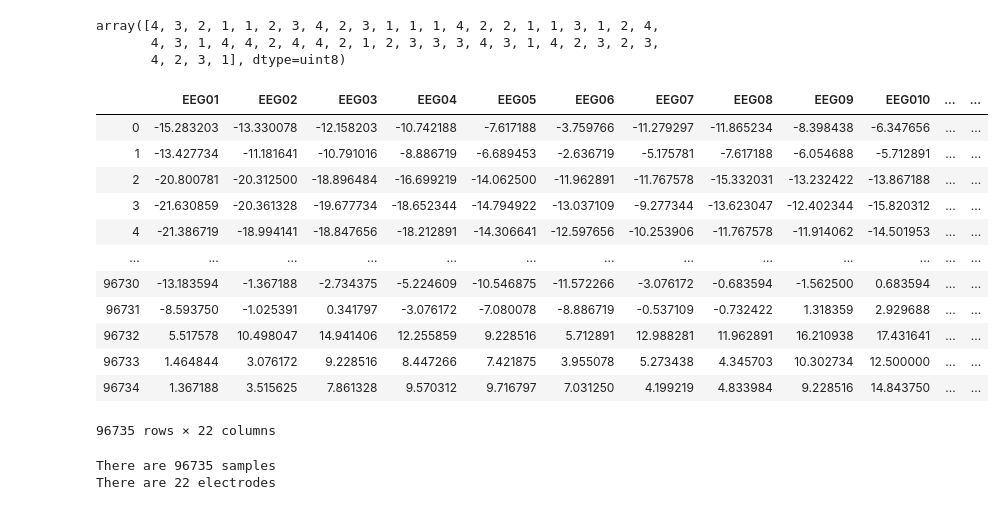
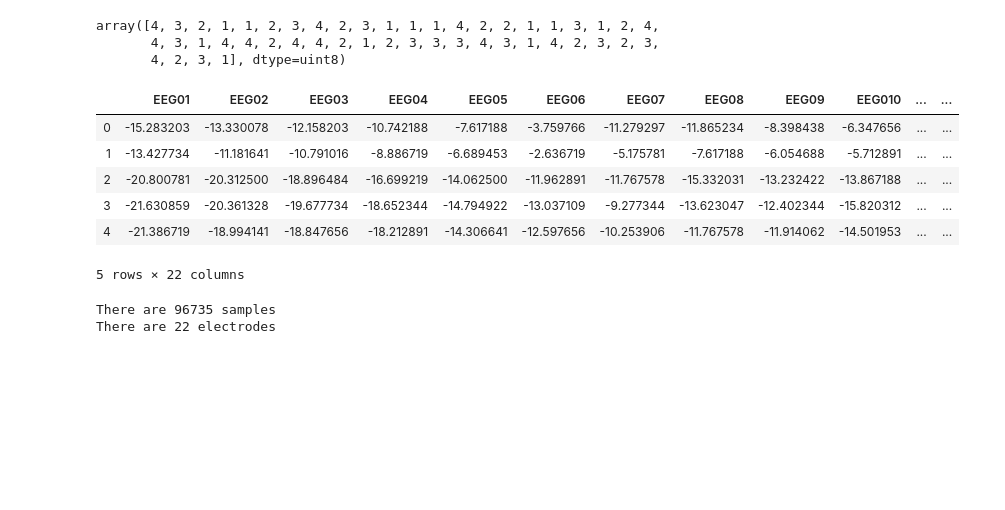
Before and after one commit to orvindemsy/MI-BCI-CSP, a Jupyter notebook: bci-competition-IV-dataset2a.ipynb, the cells around one changed output. Cells and saved outputs as stored; diff of their text form; code cells hidden in the pictures; blank space fills up the shorter version.

```diff
--- a/bci-competition-IV-dataset2a.ipynb
+++ b/bci-competition-IV-dataset2a.ipynb
@@ -85,21 +89,15 @@ for i in range(1, 23):
 # %%
 # Visualizing the dataset of X
 dataX04 = pd.DataFrame(EEG_data09, columns=Xcol)
-dataX04
+dataX04.head()
 # %% [output]
 |  | EEG01 | EEG02 | EEG03 | EEG04 | EEG05 | EEG06 | EEG07 | EEG08 | EEG09 | EEG010 | ... | ... |
 | 0 | -15.283203 | -13.330078 | -12.158203 | -10.742188 | -7.617188 | -3.759766 | -11.279297 | -11.865234 | -8.398438 | -6.347656 | ... | ... |
 | 1 | -13.427734 | -11.181641 | -10.791016 | -8.886719 | -6.689453 | -2.636719 | -5.175781 | -7.617188 | -6.054688 | -5.712891 | ... | ... |
 | 2 | -20.800781 | -20.312500 | -18.896484 | -16.699219 | -14.062500 | -11.962891 | -11.767578 | -15.332031 | -13.232422 | -13.867188 | ... | ... |
 | 3 | -21.630859 | -20.361328 | -19.677734 | -18.652344 | -14.794922 | -13.037109 | -9.277344 | -13.623047 | -12.402344 | -15.820312 | ... | ... |
 | 4 | -21.386719 | -18.994141 | -18.847656 | -18.212891 | -14.306641 | -12.597656 | -10.253906 | -11.767578 | -11.914062 | -14.501953 | ... | ... |
-| ... | ... | ... | ... | ... | ... | ... | ... | ... | ... | ... | ... | ... |
-| 96730 | -13.183594 | -1.367188 | -2.734375 | -5.224609 | -10.546875 | -11.572266 | -3.076172 | -0.683594 | -1.562500 | 0.683594 | ... | ... |
-| 96731 | -8.593750 | -1.025391 | 0.341797 | -3.076172 | -7.080078 | -8.886719 | -0.537109 | -0.732422 | 1.318359 | 2.929688 | ... | ... |
-| 96732 | 5.517578 | 10.498047 | 14.941406 | 12.255859 | 9.228516 | 5.712891 | 12.988281 | 11.962891 | 16.210938 | 17.431641 | ... | ... |
-| 96733 | 1.464844 | 3.076172 | 9.228516 | 8.447266 | 7.421875 | 3.955078 | 5.273438 | 4.345703 | 10.302734 | 12.500000 | ... | ... |
-| 96734 | 1.367188 | 3.515625 | 7.861328 | 9.570312 | 9.716797 | 7.031250 | 4.199219 | 4.833984 | 9.228516 | 14.843750 | ... | ... |
-96735 rows × 22 columns
+5 rows × 22 columns
 # %%
 m, n = EEG_data04.shape
 print('There are %d samples' %m )
```
Also changed, not shown: parts of 200 cells of this notebook.
